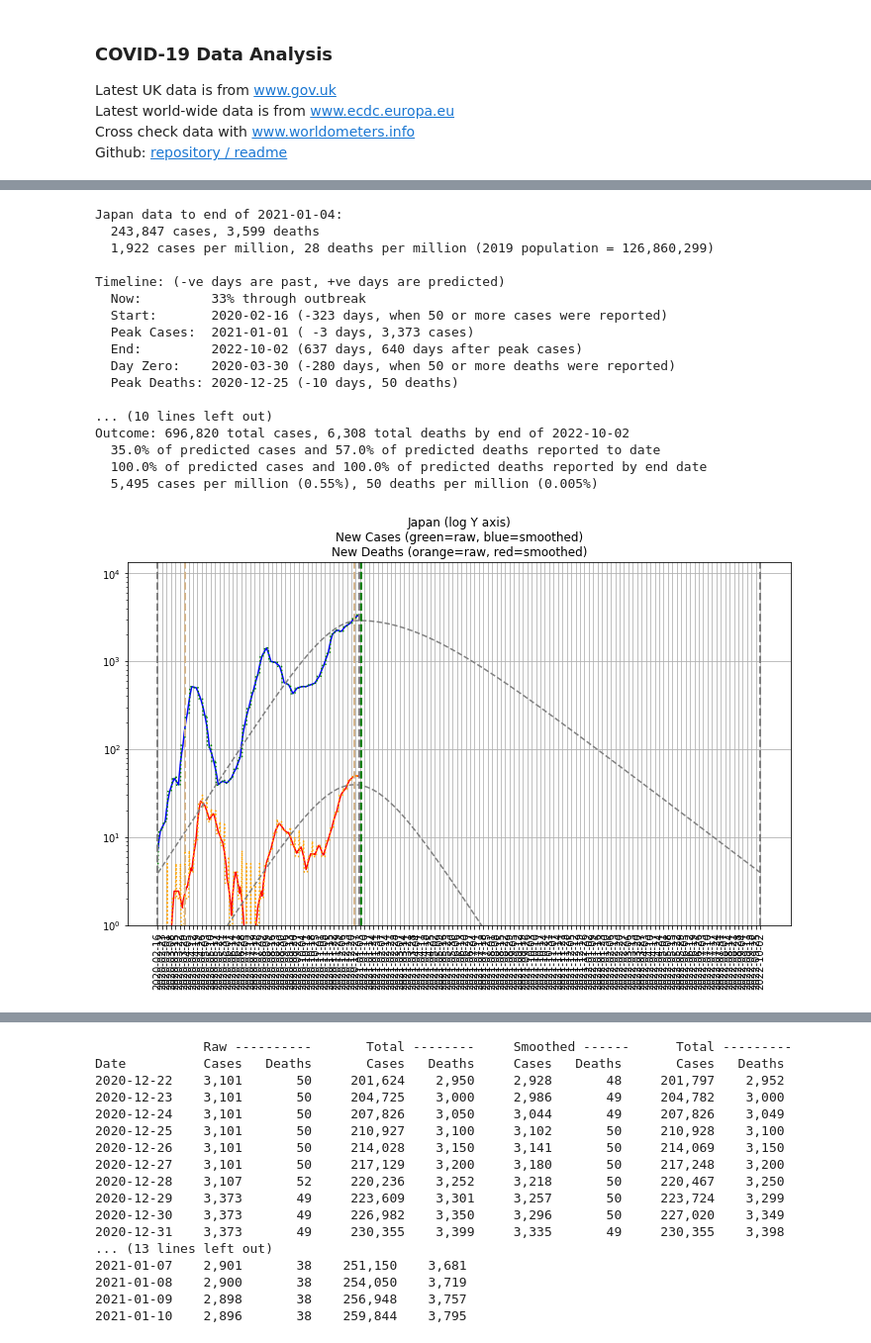
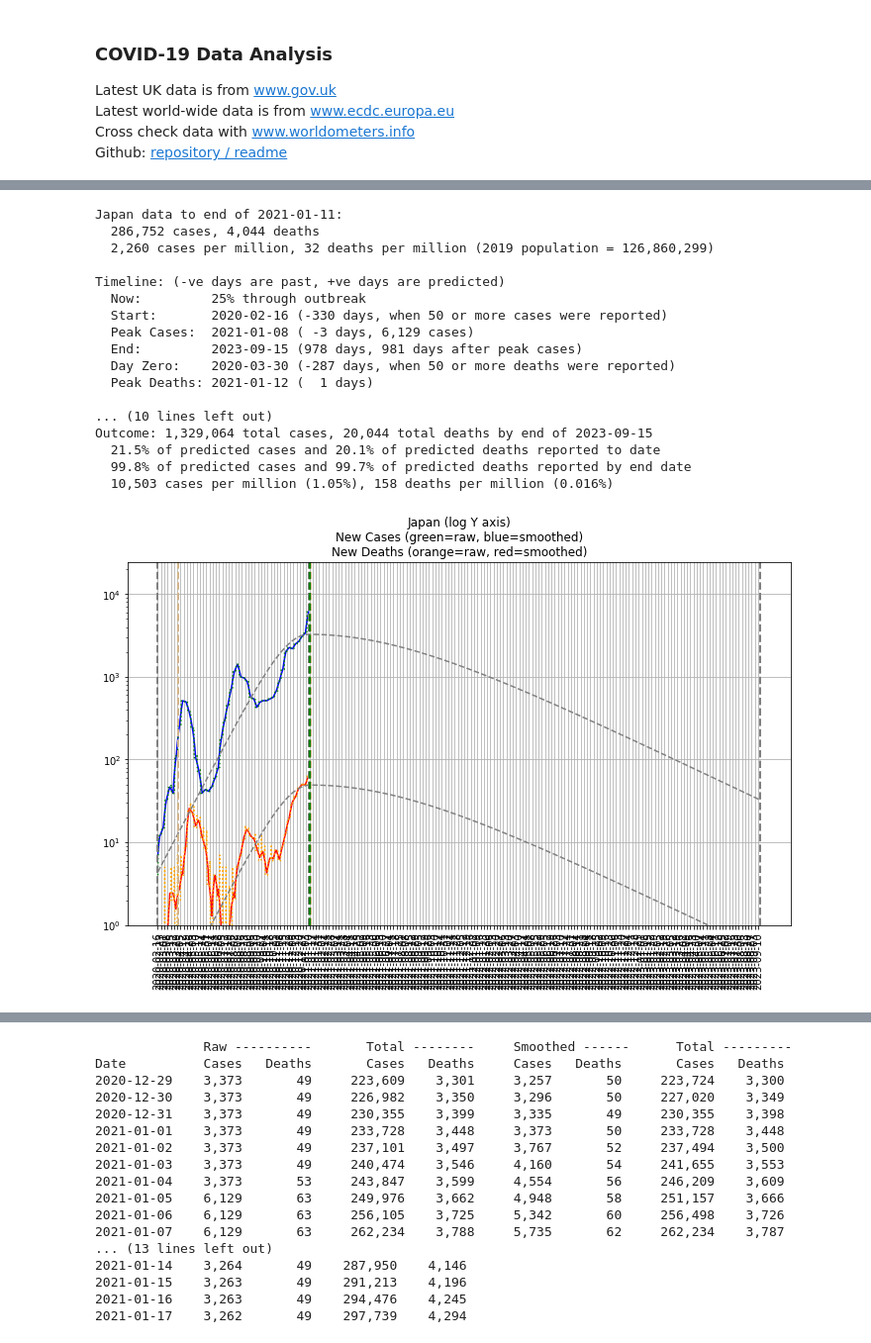
Before and after one commit to TonyM1958/covid19, a Jupyter notebook: world.ipynb, the cells around one changed output, grey strips where cells are left out. Shown at 99% size. Drawn from its saved outputs; the diff is of its cells as text; code cells hidden in the pictures.

```diff
--- a/world.ipynb
+++ b/world.ipynb
@@ -90,21 +90,21 @@ Date          Cases   Deaths       Cases   Deaths     Cases   Deaths       Cases
 # %%
-covid.Region(geoId='JP', dilation=1, d_cases=2).analyse()
+covid.Region(geoId='JP').analyse()
 # %% [output]
-Japan data to end of 2021-01-04:
-  243,847 cases, 3,599 deaths
-  1,922 cases per million, 28 deaths per million (2019 population = 126,860,299)
+Japan data to end of 2021-01-11:
+  286,752 cases, 4,044 deaths
+  2,260 cases per million, 32 deaths per million (2019 population = 126,860,299)
 
 Timeline: (-ve days are past, +ve days are predicted)
-  Now:         33% through outbreak
-  Start:       2020-02-16 (-323 days, when 50 or more cases were reported)
-  Peak Cases:  2021-01-01 ( -3 days, 3,373 cases)
-  End:         2022-10-02 (637 days, 640 days after peak cases)
-  Day Zero:    2020-03-30 (-280 days, when 50 or more deaths were reported)
-  Peak Deaths: 2020-12-25 (-10 days, 50 deaths)
+  Now:         25% through outbreak
+  Start:       2020-02-16 (-330 days, when 50 or more cases were reported)
+  Peak Cases:  2021-01-08 ( -3 days, 6,129 cases)
+  End:         2023-09-15 (978 days, 981 days after peak cases)
+  Day Zero:    2020-03-30 (-287 days, when 50 or more deaths were reported)
+  Peak Deaths: 2021-01-12 (  1 days)
 
 ... (10 lines left out)
-Outcome: 696,820 total cases, 6,308 total deaths by end of 2022-10-02
-  35.0% of predicted cases and 57.0% of predicted deaths reported to date
-  100.0% of predicted cases and 100.0% of predicted deaths reported by end date
-  5,495 cases per million (0.55%), 50 deaths per million (0.005%)
+Outcome: 1,329,064 total cases, 20,044 total deaths by end of 2023-09-15
+  21.5% of predicted cases and 20.1% of predicted deaths reported to date
+  99.8% of predicted cases and 99.7% of predicted deaths reported by end date
+  10,503 cases per million (1.05%), 158 deaths per million (0.016%)
-[figure, old version]
+[figure, new version]
@@ -112,18 +112,18 @@ Outcome: 696,820 total cases, 6,308 total deaths by end of 2022-10-02
               Raw ----------       Total --------     Smoothed ------      Total ---------
 Date          Cases   Deaths       Cases   Deaths     Cases   Deaths       Cases   Deaths
-2020-12-22    3,101       50     201,624    2,950     2,928       48     201,797    2,952
-2020-12-23    3,101       50     204,725    3,000     2,986       49     204,782    3,000
-2020-12-24    3,101       50     207,826    3,050     3,044       49     207,826    3,049
-2020-12-25    3,101       50     210,927    3,100     3,102       50     210,928    3,100
-2020-12-26    3,101       50     214,028    3,150     3,141       50     214,069    3,150
-2020-12-27    3,101       50     217,129    3,200     3,180       50     217,248    3,200
-2020-12-28    3,107       52     220,236    3,252     3,218       50     220,467    3,250
-2020-12-29    3,373       49     223,609    3,301     3,257       50     223,724    3,299
+2020-12-29    3,373       49     223,609    3,301     3,257       50     223,724    3,300
 2020-12-30    3,373       49     226,982    3,350     3,296       50     227,020    3,349
 2020-12-31    3,373       49     230,355    3,399     3,335       49     230,355    3,398
+2021-01-01    3,373       49     233,728    3,448     3,373       50     233,728    3,448
+2021-01-02    3,373       49     237,101    3,497     3,767       52     237,494    3,500
+2021-01-03    3,373       49     240,474    3,546     4,160       54     241,655    3,553
+2021-01-04    3,373       53     243,847    3,599     4,554       56     246,209    3,609
+2021-01-05    6,129       63     249,976    3,662     4,948       58     251,157    3,666
+2021-01-06    6,129       63     256,105    3,725     5,342       60     256,498    3,726
+2021-01-07    6,129       63     262,234    3,788     5,735       62     262,234    3,787
 ... (13 lines left out)
-2021-01-07    2,901       38    251,150    3,681
-2021-01-08    2,900       38    254,050    3,719
-2021-01-09    2,898       38    256,948    3,757
-2021-01-10    2,896       38    259,844    3,795
+2021-01-14    3,264       49    287,950    4,146
+2021-01-15    3,263       49    291,213    4,196
+2021-01-16    3,263       49    294,476    4,245
+2021-01-17    3,262       49    297,739    4,294
 # %%
```
Also changed, not shown: parts of 13 cells of this notebook, 2 other files.
